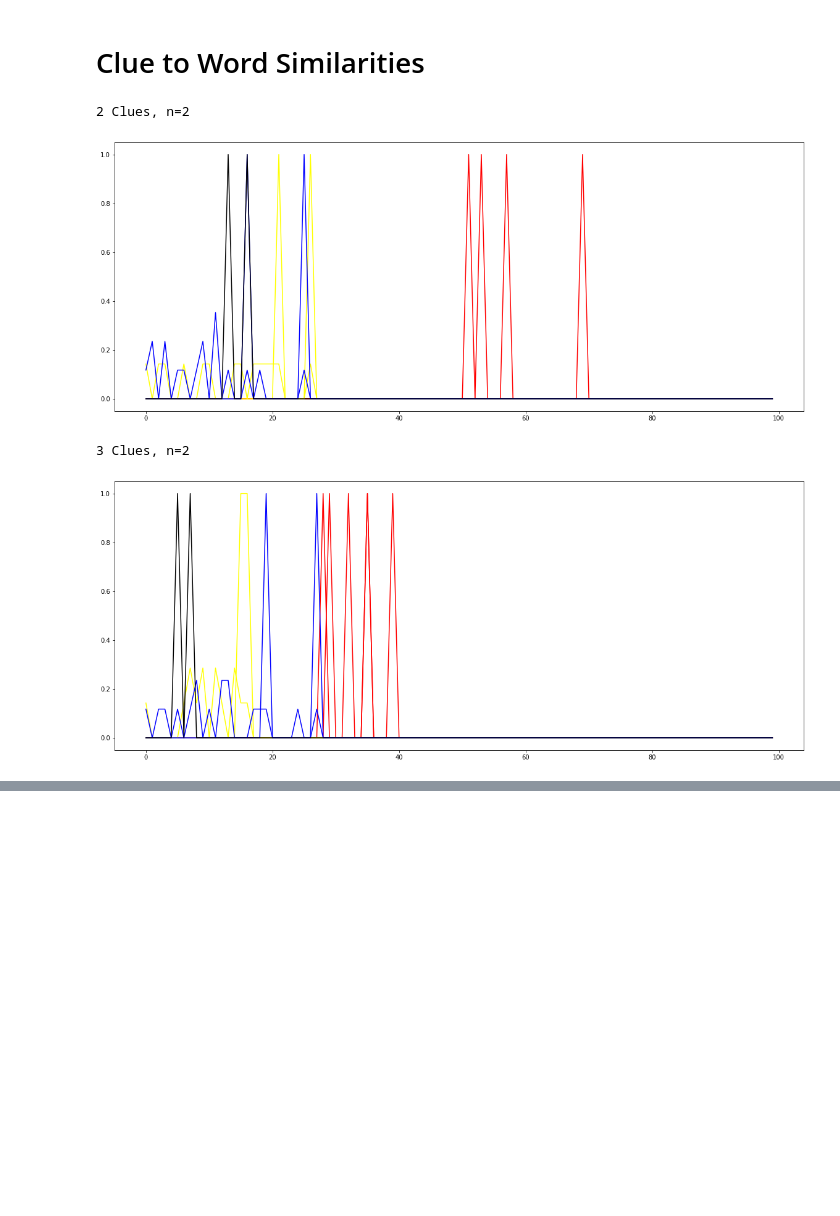
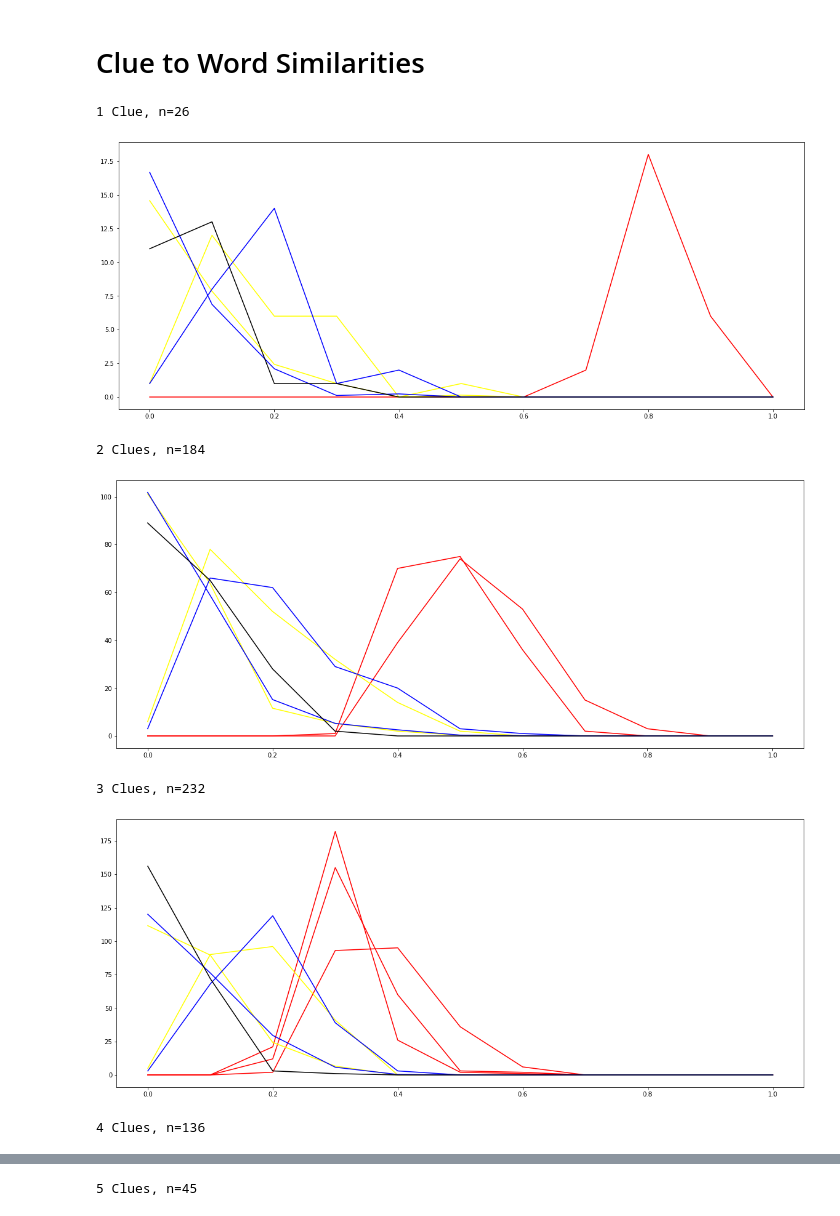
Before and after one commit to tobias17/CodeNamesOld, a Jupyter notebook: benchmarking_visualization.ipynb, the cells around one changed output, grey strips where cells are left out. Cells and saved outputs as stored; diff of their text form; code cells hidden in the pictures; blank space fills up the shorter version.

Commit message:
cleaned up the benchmarking visualization code

```diff
--- a/benchmarking_visualization.ipynb
+++ b/benchmarking_visualization.ipynb
@@ -3,7 +3,7 @@ from benchmark import Tracker
 
 tracker = Tracker()
 # %%
-tracker.load_from_file('benchmarks/b-4-single.txt')
+tracker.load_from_file('benchmarks/benchmark-2000.txt')
 # %%
 import matplotlib.pyplot as plt
 import numpy as np
@@ -31,28 +32,32 @@ plt.bar([str(index+1) for index in range(9)], tracker.word_counts)
 # %% [markdown]
 # Clue to Word Similarities
 # %%
-cluster_size = 1
-clue_size_threshold = 1
+cluster_size = 10
+clue_size_threshold = 15
 for clue_count, n in [(i+1, size,) for i, size in enumerate(tracker.word_counts) if size >= clue_size_threshold]:
     old_data = get_data(clue_count)
     data = []
     for i, (item, color) in enumerate(old_data):
         item = [sum(item[i*cluster_size:(i+1)*cluster_size]) for i in range(int(100/cluster_size))]
         data.append((item, color,))
     largest_x = 0
     max_value = 0
     for item, color in data:
         if max(item) > max_value:
             max_value = max(item)
         for i, v in enumerate(item):
             if i > largest_x and v != 0:
                 largest_x = i
     for item, color in data:
-        plt.plot(item, color=color)
+        plt.plot([float(i)/len(item) for i in range(len(item)+1)], item+[0], color=color)
     print('{} Clue{}, n={}'.format(clue_count, 's' if clue_count > 1 else '', n))
+    plt.rcParams['figure.figsize'] = [20, 8]
     plt.show()
 # %% [output]
-2 Clues, n=2
+1 Clue, n=26
-[figure, old version]
+[figure, new version]
-3 Clues, n=2
+2 Clues, n=184
-[figure, old version]
+[figure, new version]
+3 Clues, n=232
+[figure, added]
+4 Clues, n=136
@@ -58,0 +65 @@ for clue_count, n in [(i+1, size,) for i, size in enumerate(tracker.word_counts)
+5 Clues, n=45
```
Also changed, not shown: parts of 4 cells of this notebook.
